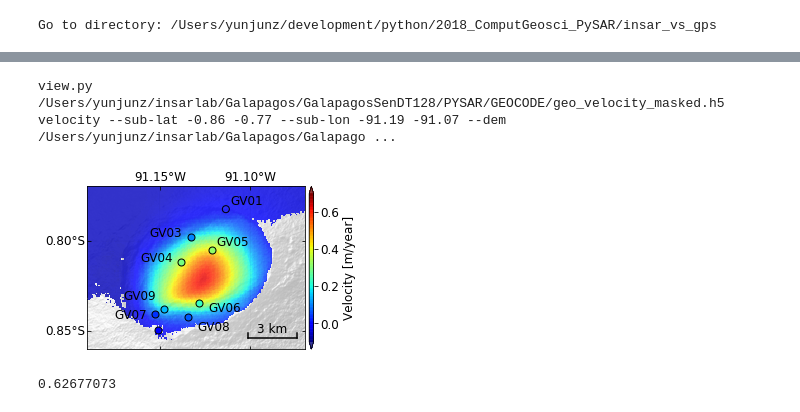
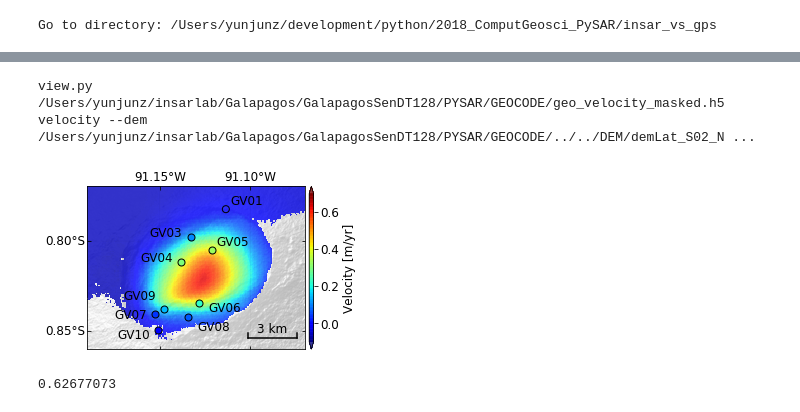
Before and after one commit to geodesymiami/Yunjun_et_al-2019-MintPy, a Jupyter notebook: insar_vs_gps.ipynb, the cells around one changed output, grey strips where cells are left out. Cells and saved outputs as stored; diff of their text form; code cells hidden in the pictures.

```diff
--- a/insar_vs_gps.ipynb
+++ b/insar_vs_gps.ipynb
@@ -163,7 +163,7 @@ if site_r in gps_sites:
 offset = 0.3
 
 offi = 0.
-fig, ax = plt.subplots(figsize=(4, 7))
+fig, ax = plt.subplots(figsize=(4.3, 7))
 for i in range(len(gps_sites)):
     (gps_data,
      insar_data,
@@ -176,17 +176,16 @@ for i in range(len(gps_sites)):
 
 ax = pp.auto_adjust_xaxis_date(ax, ts_obj.yearList)[0]
 ax.set_xlabel('Time [years]', fontsize=font_size)
-ax.set_ylabel('LOS displacement [m]', fontsize=font_size)
-ax.tick_params(which='both', direction='in', labelsize=font_size,
-               bottom=True, top=True, left=True, right=True)
+ax.set_ylabel('LOS Displacement [m]', fontsize=font_size)
+ax.tick_params(which='both', direction='in', labelsize=font_size, bottom=True, top=True, left=True, right=True)
 ax.annotate('RMSE [mm]', xy=(0.03, 0.64), xycoords='axes fraction', fontsize=font_size, color='k')
-
+ax.annotate('(Temp Coherence)',  xy=(1.03, 0.01), xycoords='axes fraction', fontsize=font_size, color='k')
 handles, labels = ax.get_legend_handles_labels()
 ax.legend([handles[-1], handles[0], handles[int(len(handles)/2-1)]],
           ['GPS', 'InSAR', 'InSAR (dropped)'],
           loc='upper left', bbox_to_anchor=(0.03, 0.95), fontsize=font_size)
 print('Done.')
 
-#plt.savefig('insar_vs_gps_point_ts_{}.jpg'.format(site_r), bbox_inches='tight', transparent=True, dpi=fig_dpi)
+plt.savefig('insar_vs_gps_point_ts.png', bbox_inches='tight', transparent=True, dpi=fig_dpi)
 plt.show()
 # %% [output]
@@ -203,67 +202,46 @@ Done.
 # %%
 ## map inset to show InSAR velocity field with GPS location on Sierra Negra
 pysar_dir = '/Users/yunjunz/insarlab/Galapagos/GalapagosSenDT128/PYSAR/GEOCODE'
 vel_file = os.path.join(pysar_dir, 'geo_velocity_masked.h5')
 dem_file = os.path.join(pysar_dir, '../../DEM/demLat_S02_N01_Lon_W092_W090.dem.wgs84')
 
 print_msg = False
 fig, ax = plt.subplots(figsize=(5, 3))
 
-
 # call view.py functions to plot InSAR background
-view_cmd = ('view.py {vf} velocity --sub-lat -0.86 -0.77 --sub-lon -91.19 -91.07 '
-            '--dem {df} --dem-nocontour --vlim -0.1 0.70 '
-            '-u m --lalo-step 0.05 --lalo-loc 1 0 1 0 --scalebar 0.2 0.85 0.07 --figsize 4 2.5 '
-            "--fontsize 12 --notitle --dpi 600 --nocbar "
-            '--show-gps --gps-comp enu2los --ref-gps GV01 '
-            '--gps-start-date {t0} --gps-end-date {t1} ').format(vf=vel_file,
-                                                                 df=dem_file,
-                                                                 t0=start_date,
-                                                                 t1=end_date)
-print(view_cmd)
-map
-inps = view.cmd_line_parse(view_cmd.split()[1:])
-inps, atr = view.check_input_file_info(inps, print_msg=print_msg)
-inps = view.update_inps_with_file_metadata(inps, atr, print_msg=print_msg)
-data, atr = view.readfile.read(inps.file,
-                               datasetName=inps.dset[0],
-                               box=inps.pix_box,
-                               print_msg=print_msg)
-data, inps = view.update_data_with_plot_inps(data, atr, inps, print_msg=print_msg)
-ax, inps, im = view.plot_2d_matrix(ax, data, atr, inps, print_msg=print_msg)[0:3]
-
-# colorbar
-divider = make_axes_locatable(ax)
-cax = divider.append_axes("right", "2%", pad="2%")
-cbar = plt.colorbar(im, cax=cax, extend='both')
-cbar.locator = ticker.MaxNLocator(nbins=4)
-cbar.update_ticks()
-cbar.ax.tick_params(which='both', direction='out', labelsize=font_size)
-cbar.set_label('Velocity [m/year]', fontsize=font_size)
-
+cmd  = 'view.py {} velocity --dem {} --dem-nocontour -m no '.format(vel_file, dem_file)
+cmd += '--sub-lat -0.86 -0.77 --sub-lon -91.19 -91.07 -u m --vlim -0.1 0.70 '
+cmd += '--lalo-step 0.05 --lalo-loc 1 0 1 0 --scalebar 0.2 0.85 0.07 '
+cmd += '--fontsize 12 --notitle --dpi 600 '
+cmd += '--cbar-nbins 4 --cbar-ext both '
+cmd += '--show-gps --gps-comp enu2los --ref-gps GV01 '
+print(cmd)
+d_v, atr, inps = view.prep_2d_matrix(cmd, print_msg=print_msg)
+inps.cbar_label = 'Velocity [m/yr]'
+ax, inps, im, cbar = view.plot_2d_matrix(ax, d_v, atr, inps, print_msg=print_msg)
 
 # plot GPS label
-gps_sites = ['GV{:02d}'.format(i) for i in [1] + np.arange(3,10).tolist()]
-lat_off = np.array([1,  0,  0,  1, -2,  -1, -3,   2,  -2]) * 0.05 / 20.
-lon_off = np.array([1, -9, -9,  1,  2,  -9,  2,  -9,  -9]) * 0.05 / 20.
+gps_sites = ['GV{:02d}'.format(i) for i in [1] + np.arange(3,11).tolist()]
+lat_off = np.array([1,  0,  0,  1, -2,  -1, -3,   2,  -2,  1]) * 0.05 / 20.
+lon_off = np.array([1, -9, -9,  1,  2,  -9,  2,  -9,  -9, -9]) * 0.05 / 20.
 
 gps_lats = []
 gps_lons = []
 for site in gps_sites:
     lat, lon = gps(site=site, data_dir=gps_dir).get_stat_lat_lon(print_msg=print_msg)
     gps_lats.append(lat)
     gps_lons.append(lon)
 for i in range(len(gps_sites)):
     ax.annotate(gps_sites[i],
                 (gps_lons[i]+lon_off[i],
                  gps_lats[i]+lat_off[i]),
                 fontsize=font_size)
 
-plt.savefig('insar_vs_gps_map.jpg', bbox_inches='tight', transparent=True, dpi=fig_dpi)
+plt.savefig('insar_vs_gps_map.png', bbox_inches='tight', transparent=True, dpi=fig_dpi)
 plt.show()
 # %% [output]
-view.py /Users/yunjunz/insarlab/Galapagos/GalapagosSenDT128/PYSAR/GEOCODE/geo_velocity_masked.h5 velocity --sub-lat -0.86 -0.77 --sub-lon -91.19 -91.07 --dem /Users/yunjunz/insarlab/Galapagos/Galapago ...
+view.py /Users/yunjunz/insarlab/Galapagos/GalapagosSenDT128/PYSAR/GEOCODE/geo_velocity_masked.h5 velocity --dem /Users/yunjunz/insarlab/Galapagos/GalapagosSenDT128/PYSAR/GEOCODE/../../DEM/demLat_S02_N ...
-[figure, old version]
+[figure, new version]
 # %%
 np.nanmax(data)
 # %% [output]
```
Also changed, not shown: parts of 5 cells of this notebook.
